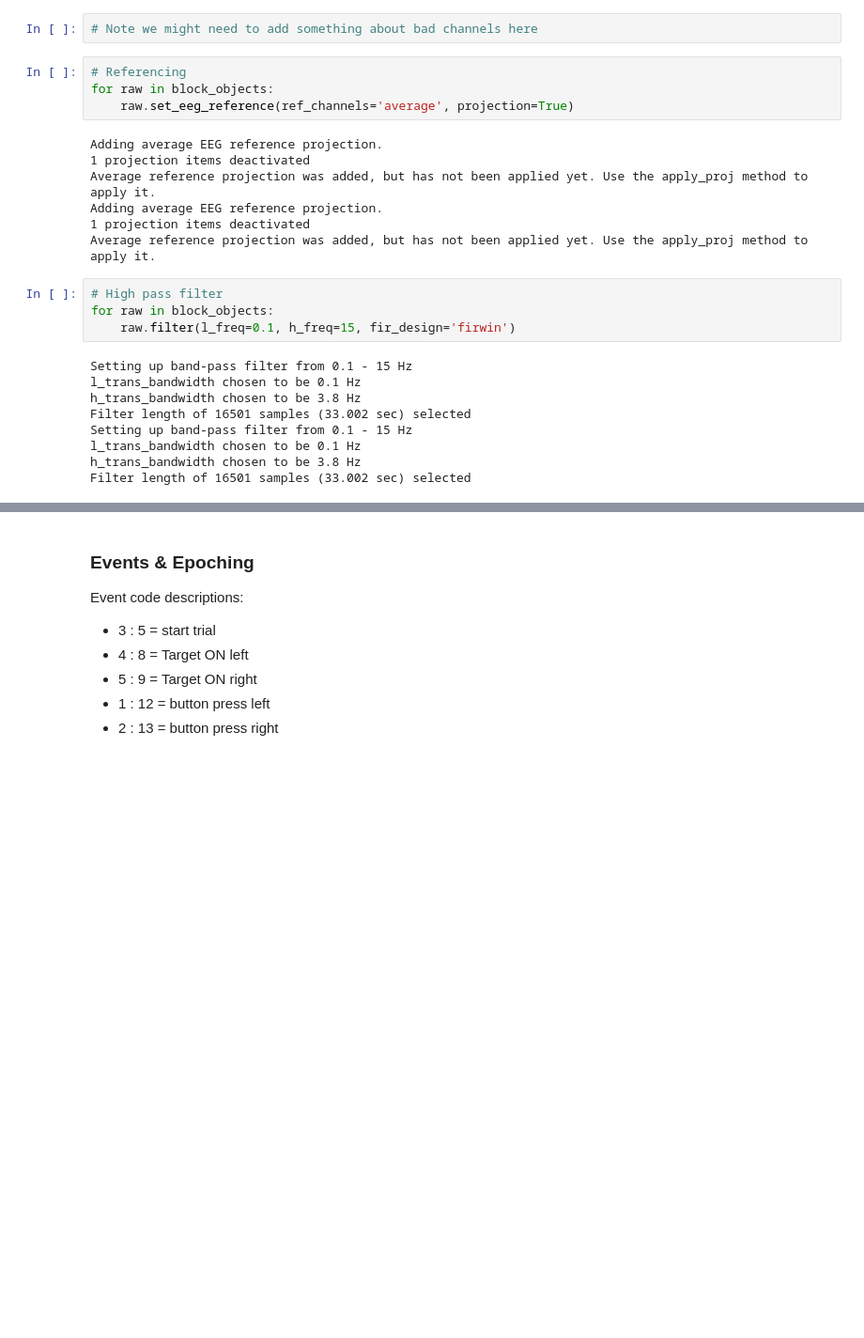
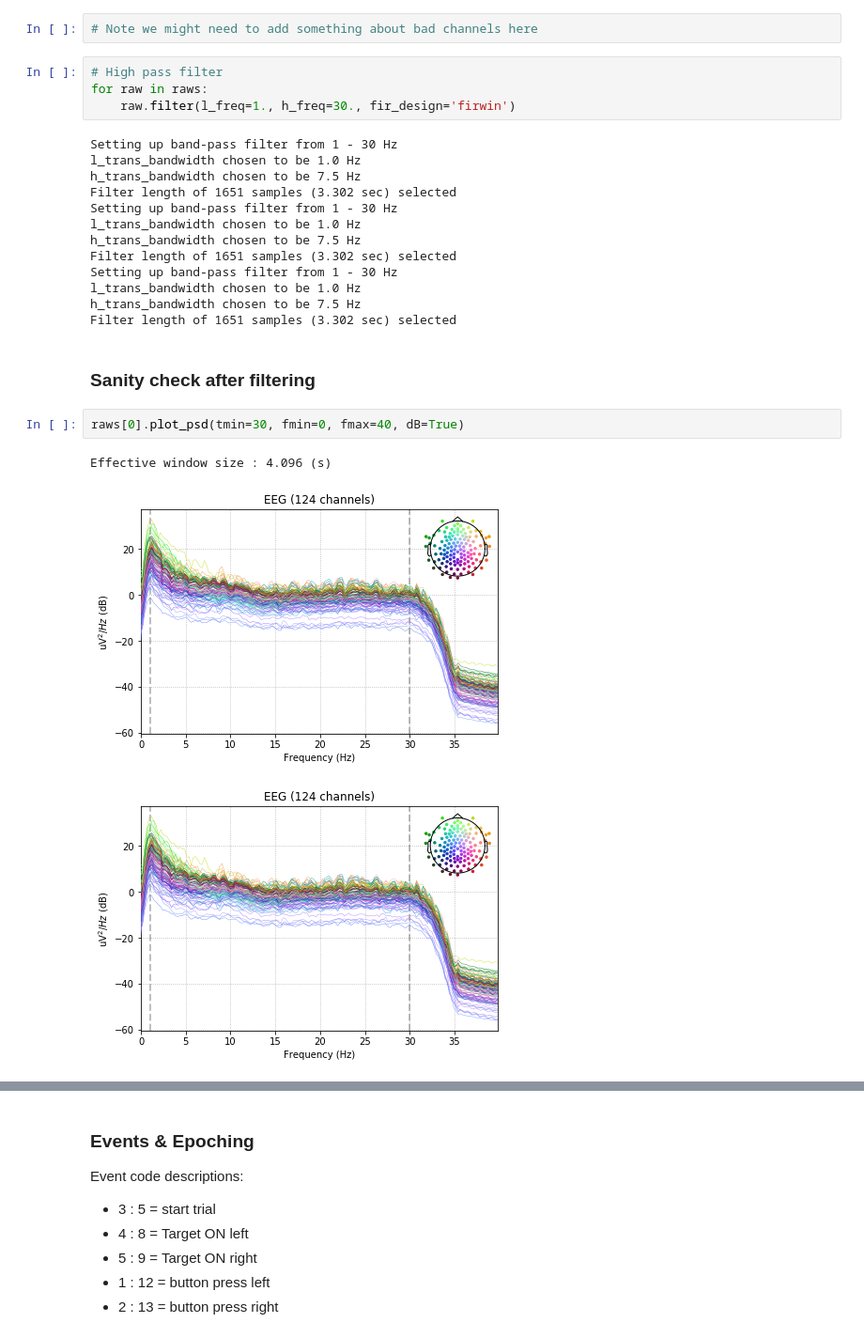
Before and after one commit to TomDonoghue/HyperEEG, a Jupyter notebook: notebooks/01-EEGProcessing.ipynb, the cells around one changed output, grey strips where cells are left out. Shown at 94% size. Saved outputs shown, nothing was run; the diff lists cells and outputs as text; blank space fills up the shorter version.

```diff
--- a/notebooks/01-EEGProcessing.ipynb
+++ b/notebooks/01-EEGProcessing.ipynb
@@ -191,27 +184,28 @@ Effective window size : 4.096 (s)
 Run pre-processing on the data.
 # %%
 # Note we might need to add something about bad channels here
-# %%
-# Referencing
-for raw in block_objects:
-    raw.set_eeg_reference(ref_channels='average', projection=True)
-# %% [output]
-Adding average EEG reference projection.
-1 projection items deactivated
-Average reference projection was added, but has not been applied yet. Use the apply_proj method to apply it.
-Adding average EEG reference projection.
-1 projection items deactivated
-Average reference projection was added, but has not been applied yet. Use the apply_proj method to apply it.
 # %%
 # High pass filter
-for raw in block_objects:
-    raw.filter(l_freq=0.1, h_freq=15, fir_design='firwin')
+for raw in raws:
+    raw.filter(l_freq=1., h_freq=30., fir_design='firwin')
 # %% [output]
-Setting up band-pass filter from 0.1 - 15 Hz
-l_trans_bandwidth chosen to be 0.1 Hz
-h_trans_bandwidth chosen to be 3.8 Hz
-Filter length of 16501 samples (33.002 sec) selected
-Setting up band-pass filter from 0.1 - 15 Hz
-l_trans_bandwidth chosen to be 0.1 Hz
-h_trans_bandwidth chosen to be 3.8 Hz
-Filter length of 16501 samples (33.002 sec) selected
+Setting up band-pass filter from 1 - 30 Hz
+l_trans_bandwidth chosen to be 1.0 Hz
+h_trans_bandwidth chosen to be 7.5 Hz
+Filter length of 1651 samples (3.302 sec) selected
+Setting up band-pass filter from 1 - 30 Hz
+l_trans_bandwidth chosen to be 1.0 Hz
+h_trans_bandwidth chosen to be 7.5 Hz
+Filter length of 1651 samples (3.302 sec) selected
+Setting up band-pass filter from 1 - 30 Hz
+l_trans_bandwidth chosen to be 1.0 Hz
+h_trans_bandwidth chosen to be 7.5 Hz
+Filter length of 1651 samples (3.302 sec) selected
+# %% [markdown]
+### Sanity check after filtering
+# %%
+raws[0].plot_psd(tmin=30, fmin=0, fmax=40, dB=True)
+# %% [output]
+Effective window size : 4.096 (s)
+[figure, added]
+[figure, added]
```
Also changed, not shown: parts of 49 cells of this notebook.
